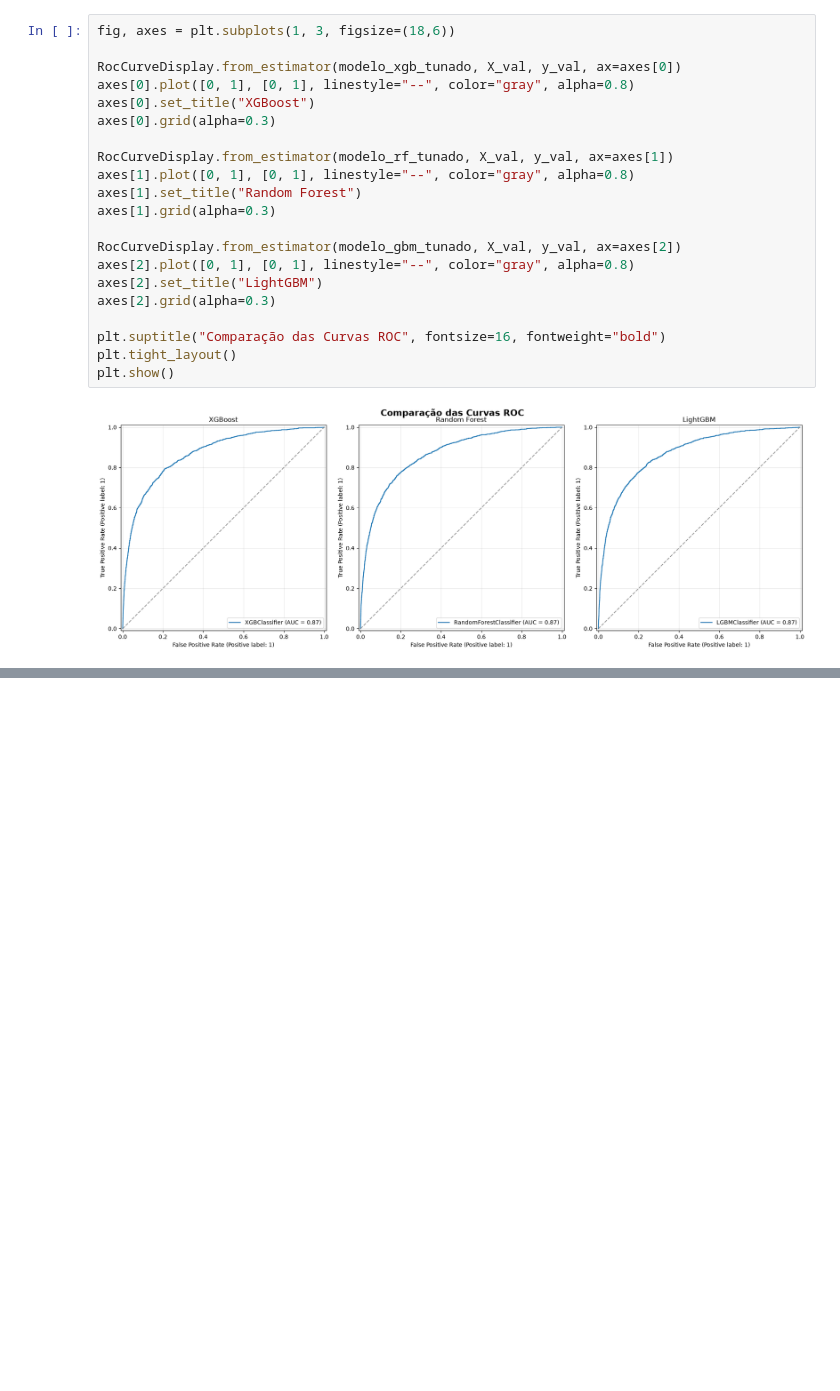
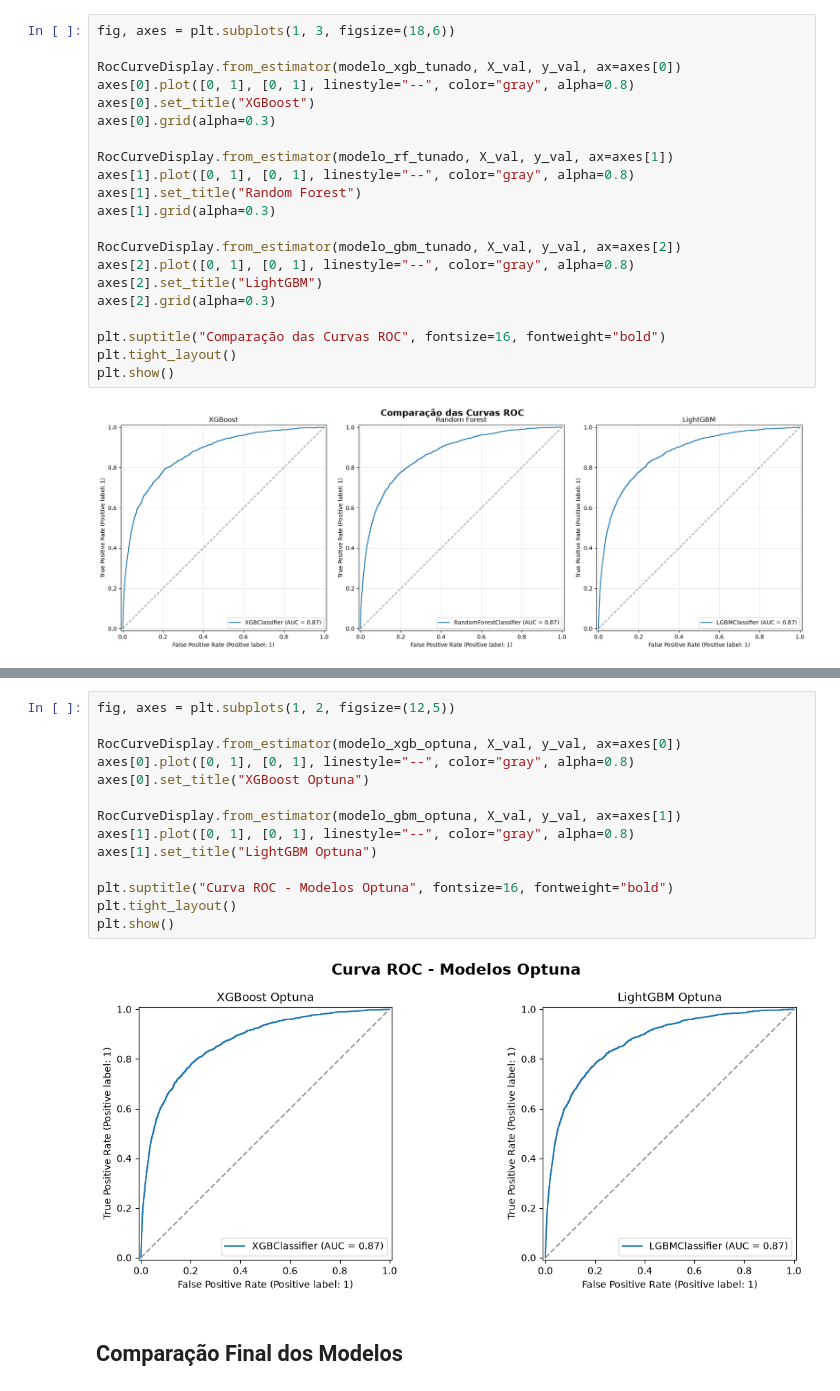
Before and after one commit to RenanTrevelim/credit-risk-modeling, a Jupyter notebook: notebooks/03_modelos_machine_learning.ipynb, the cells around one changed output, grey strips where cells are left out. Saved outputs shown, nothing was run; the diff lists cells and outputs as text; blank space fills up the shorter version.

```diff
--- a/notebooks/03_modelos_machine_learning.ipynb
+++ b/notebooks/03_modelos_machine_learning.ipynb
@@ -502,0 +667,18 @@ plt.show()
+# %%
+fig, axes = plt.subplots(1, 2, figsize=(12,5))
+
+RocCurveDisplay.from_estimator(modelo_xgb_optuna, X_val, y_val, ax=axes[0])
+axes[0].plot([0, 1], [0, 1], linestyle="--", color="gray", alpha=0.8)
+axes[0].set_title("XGBoost Optuna")
+
+RocCurveDisplay.from_estimator(modelo_gbm_optuna, X_val, y_val, ax=axes[1])
+axes[1].plot([0, 1], [0, 1], linestyle="--", color="gray", alpha=0.8)
+axes[1].set_title("LightGBM Optuna")
+
+plt.suptitle("Curva ROC - Modelos Optuna", fontsize=16, fontweight="bold")
+plt.tight_layout()
+plt.show()
+# %% [output]
+[figure, added]
+# %% [markdown]
+## Comparação Final dos Modelos
```
Also changed, not shown: parts of 48 cells of this notebook.
